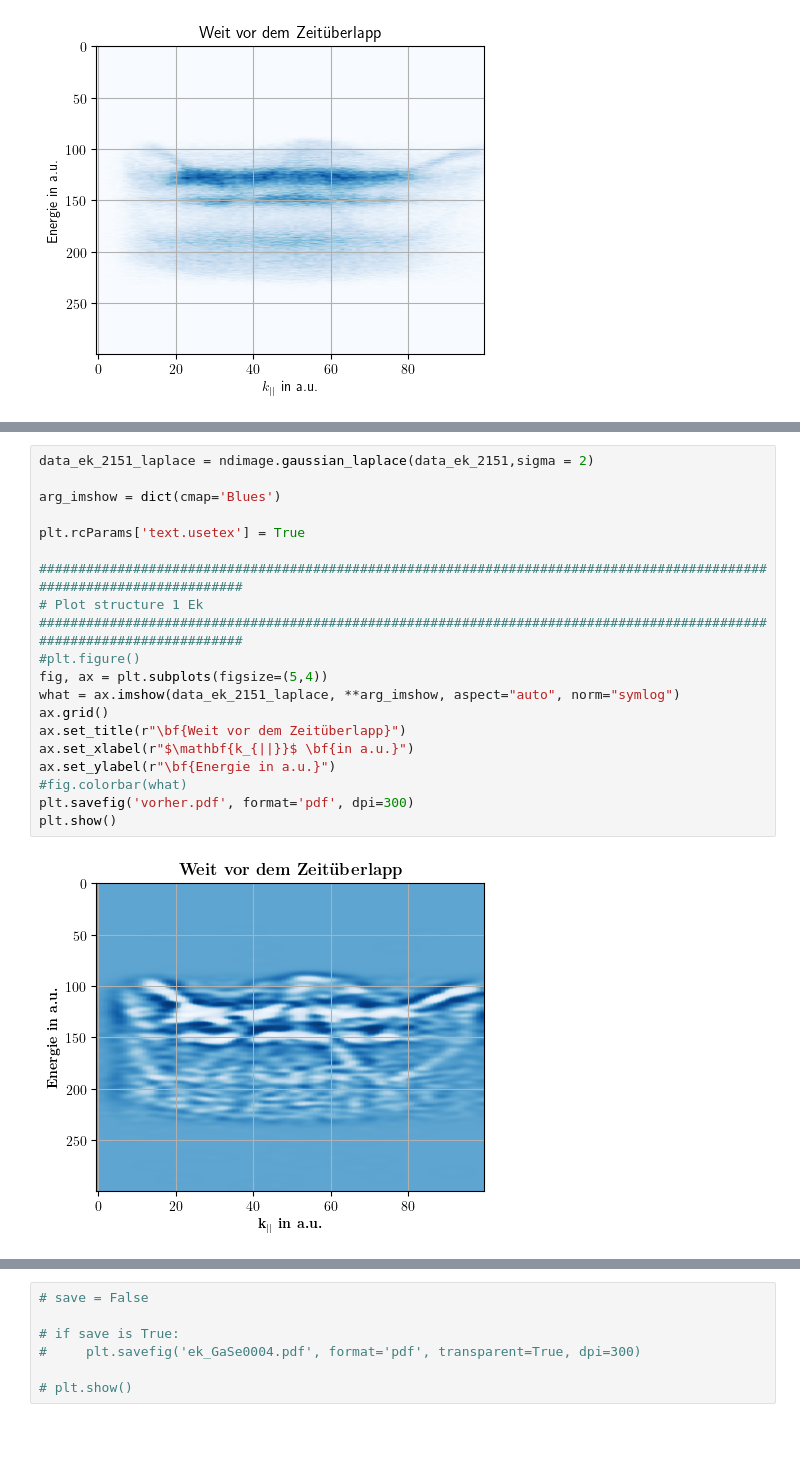
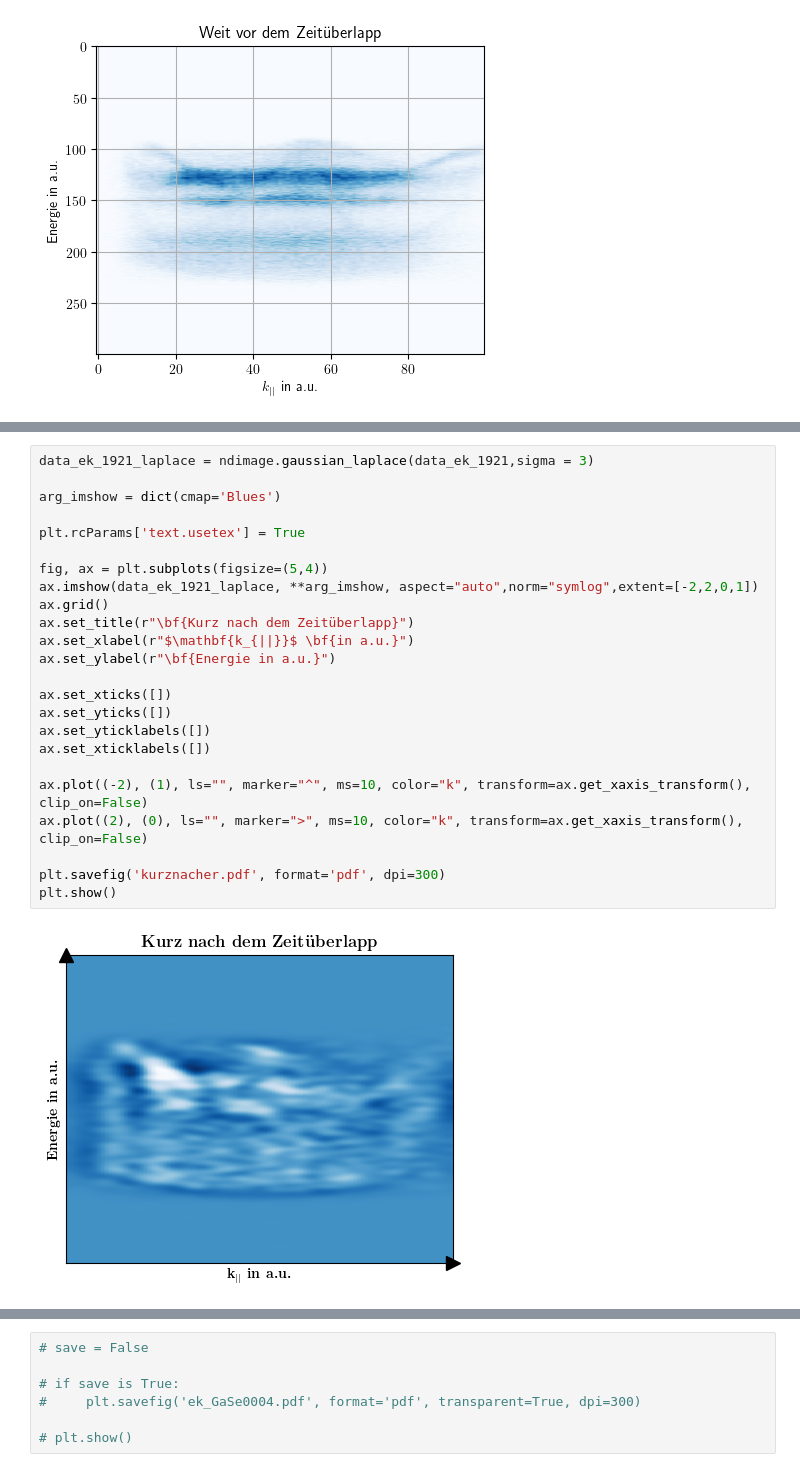
Before and after one commit to RicemanBoy/NM-Code-for-Excercises, a Jupyter notebook: Forschungsarbeit 1/plot.ipynb, the cells around one changed output, grey strips where cells are left out. Drawn from its saved outputs; the diff is of its cells as text; blank space fills up the shorter version.

```diff
--- a/Forschungsarbeit 1/plot.ipynb
+++ b/Forschungsarbeit 1/plot.ipynb
@@ -86,22 +168,26 @@ plt.show()
 # %%
-data_ek_2151_laplace = ndimage.gaussian_laplace(data_ek_2151,sigma = 2)
+data_ek_1921_laplace = ndimage.gaussian_laplace(data_ek_1921,sigma = 3)
 
 arg_imshow = dict(cmap='Blues')
 
 plt.rcParams['text.usetex'] = True
 
-#######################################################################################################################
-# Plot structure 1 Ek
-#######################################################################################################################
-#plt.figure()
 fig, ax = plt.subplots(figsize=(5,4))
-what = ax.imshow(data_ek_2151_laplace, **arg_imshow, aspect="auto", norm="symlog")
+ax.imshow(data_ek_1921_laplace, **arg_imshow, aspect="auto",norm="symlog",extent=[-2,2,0,1])
 ax.grid()
-ax.set_title(r"\bf{Weit vor dem Zeitüberlapp}")
+ax.set_title(r"\bf{Kurz nach dem Zeitüberlapp}")
 ax.set_xlabel(r"$\mathbf{k_{||}}$ \bf{in a.u.}")
 ax.set_ylabel(r"\bf{Energie in a.u.}")
-#fig.colorbar(what)
-plt.savefig('vorher.pdf', format='pdf', dpi=300)
+
+ax.set_xticks([])
+ax.set_yticks([])
+ax.set_yticklabels([])
+ax.set_xticklabels([])
+
+ax.plot((-2), (1), ls="", marker="^", ms=10, color="k", transform=ax.get_xaxis_transform(), clip_on=False)
+ax.plot((2), (0), ls="", marker=">", ms=10, color="k", transform=ax.get_xaxis_transform(), clip_on=False)
+
+plt.savefig('kurznacher.pdf', format='pdf', dpi=300)
 plt.show()
 # %% [output]
-[figure, old version]
+[figure, new version]
```
Also changed, not shown: parts of 10 cells of this notebook, 4 other files.
